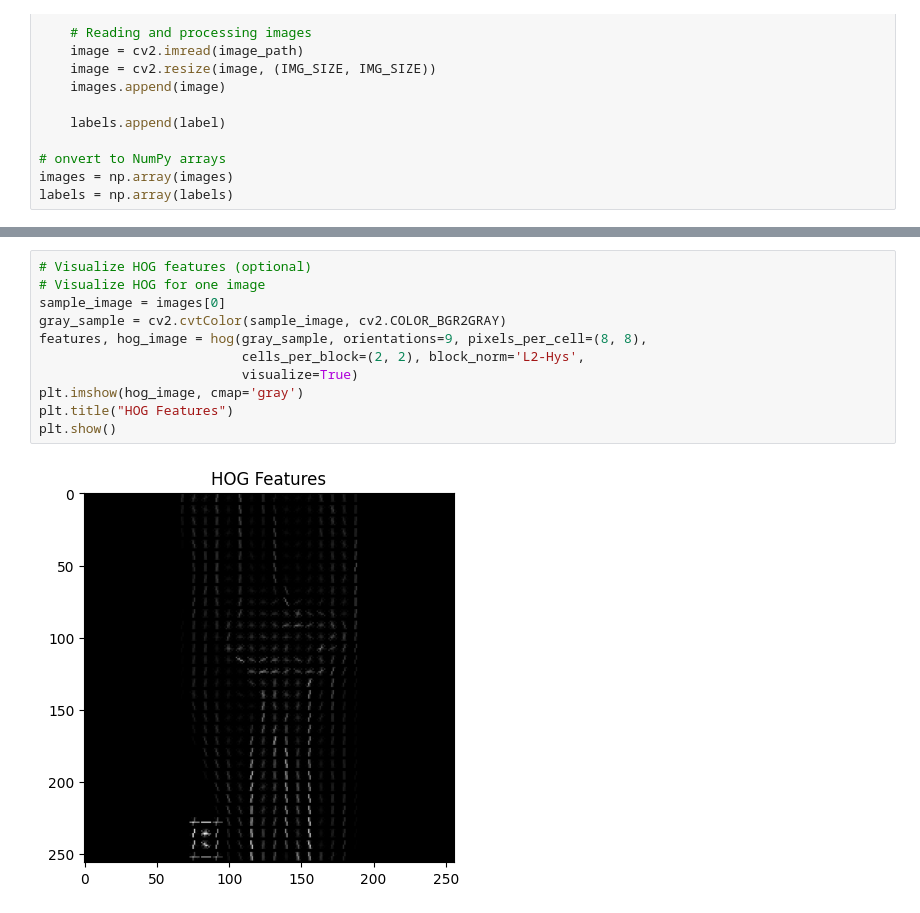
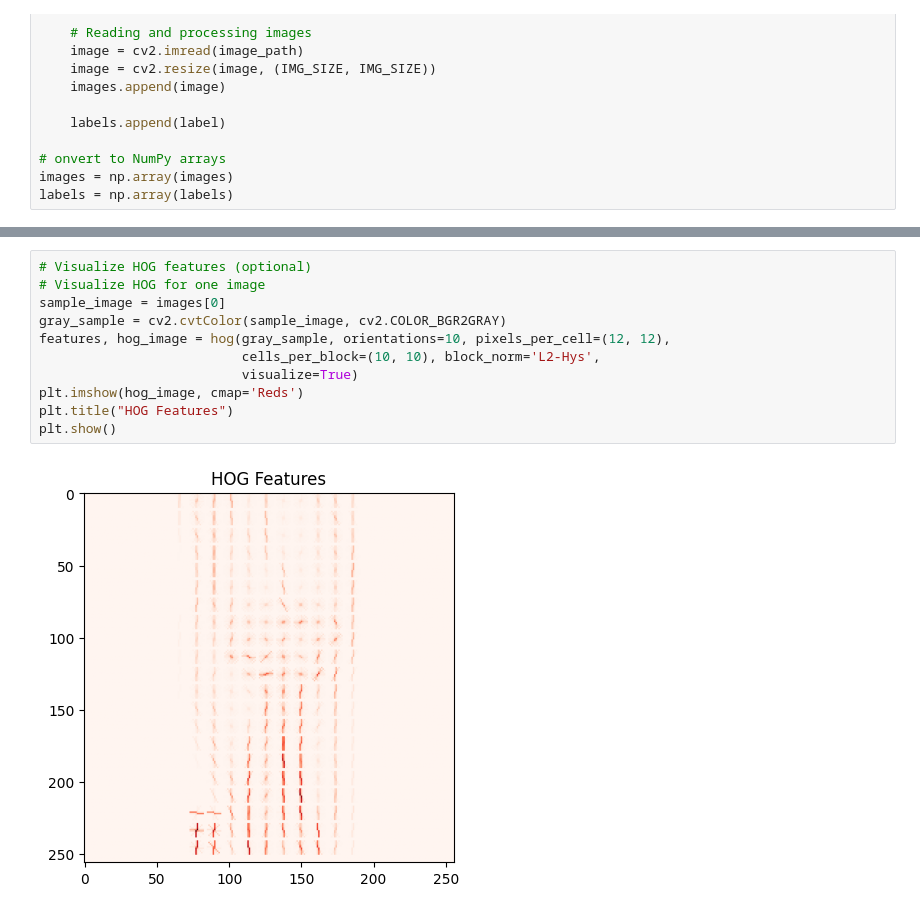
Before and after one commit to anish-dhage/NN-Bone_Fracture-G31, a Jupyter notebook: base_model_KNN_SVM.ipynb, the cells around one changed output, grey strips where cells are left out. Cells and saved outputs as stored; diff of their text form.

```diff
--- a/base_model_KNN_SVM.ipynb
+++ b/base_model_KNN_SVM.ipynb
@@ -163,15 +163,15 @@ weighted avg       0.74      0.72      0.72       361
 # %%
 # Visualize HOG features (optional)
 # Visualize HOG for one image
 sample_image = images[0]
 gray_sample = cv2.cvtColor(sample_image, cv2.COLOR_BGR2GRAY)
-features, hog_image = hog(gray_sample, orientations=9, pixels_per_cell=(8, 8),
-                          cells_per_block=(2, 2), block_norm='L2-Hys',
+features, hog_image = hog(gray_sample, orientations=10, pixels_per_cell=(12, 12),
+                          cells_per_block=(10, 10), block_norm='L2-Hys',
                           visualize=True)
-plt.imshow(hog_image, cmap='gray')
+plt.imshow(hog_image, cmap='Reds')
 plt.title("HOG Features")
 plt.show()
 # %% [output]
-[figure, old version]
+[figure, new version]
 # %%
 # Ensure the index used is valid
```
Also changed, not shown: parts of 9 cells of this notebook.
